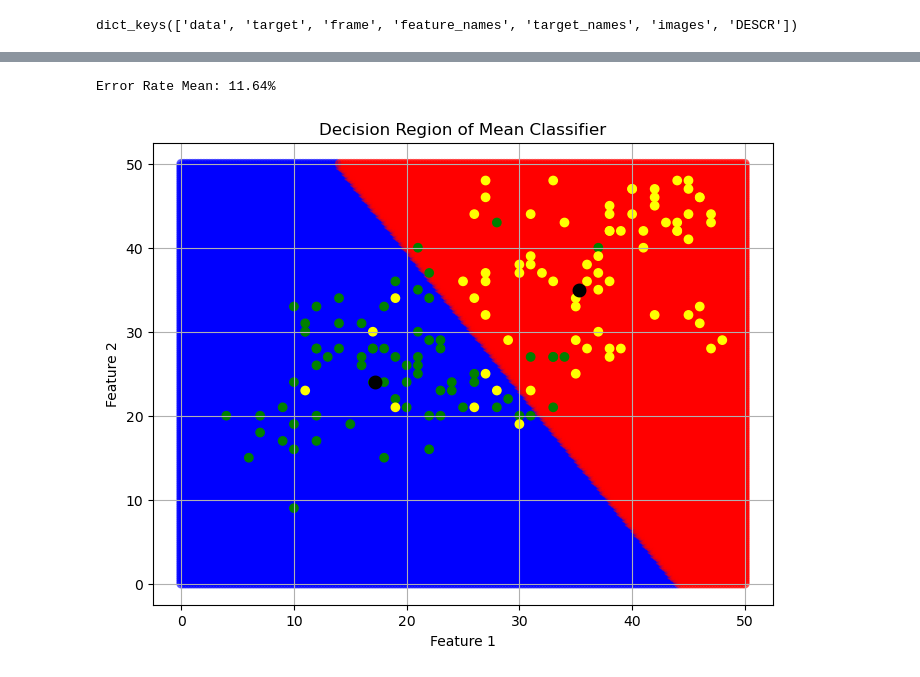
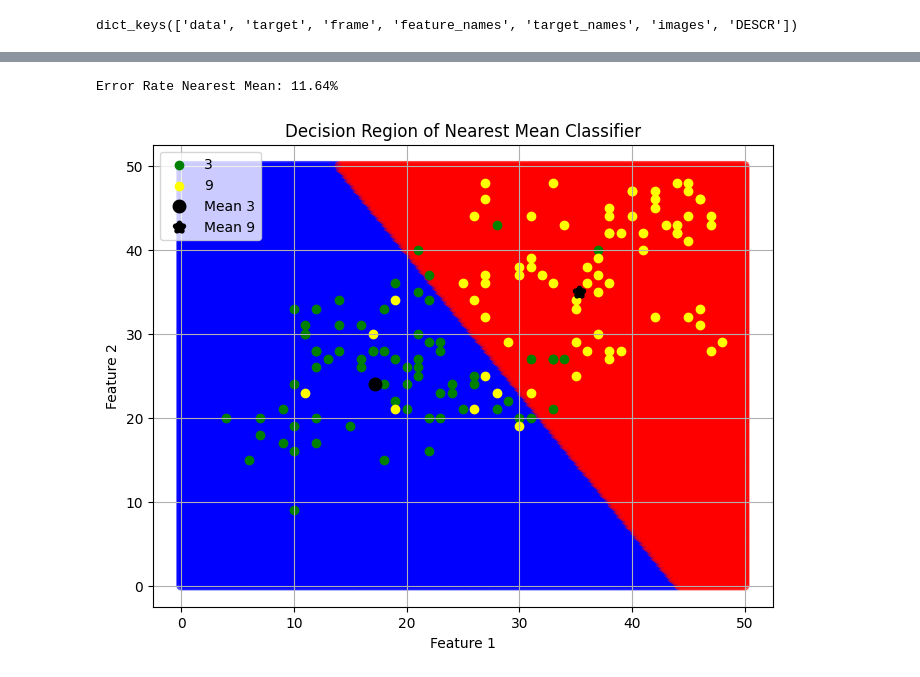
Before and after one commit to Ruben-Hartenstein/machine_learning_essentials, a Jupyter notebook: exercise_1/linear-classifiers.ipynb, the cells around one changed output, grey strips where cells are left out. Cells and saved outputs as stored; diff of their text form; code cells hidden in the pictures.

```diff
--- a/exercise_1/linear-classifiers.ipynb
+++ b/exercise_1/linear-classifiers.ipynb
@@ -36,8 +39,3 @@ filter_indices = np.where(np.isin(target, [3, 9]))
 data = data[filter_indices]
 images = images[filter_indices]
 target = target[filter_indices]
-for i in range(15):
-    plt.subplot(3, 5, i + 1)
-    plt.axis('off')
-    plt.imshow(images[i], cmap=plt.cm.gray_r)
-    plt.title('Training: %i' % target[i])
@@ -56,13 +52,11 @@ def features2d(x):
         features[i, 0] = x[i, 10] + x[i, 18] + x[i, 26]
         features[i, 1] = x[i, 26] + x[i, 27] + x[i, 28]
 
-
-
     return features
 
-all_features = features2d(X_all)
-training_features = features2d(X_train)
-test_features = features2d(X_test)
+features_all = features2d(X_all)
+features_train = features2d(X_train)
+features_test = features2d(X_test)
 # %%
 def plot_points_with_colors(points, labels):
     # Extract x and y coordinates
@@ -91,13 +85,13 @@ plot_points_with_colors(test_features, y_test)
 # %%
-def nearest_mean(training_features, training_labels, test_features):
+def nearest_mean(X_train, y_train, X_test):
 
     #Compute the mean of each class
-    mean_3 = np.mean(training_features[training_labels == 3], axis=0)
-    mean_9 = np.mean(training_features[training_labels == 9], axis=0)
+    mean_3 = np.mean(X_train[y_train == 3], axis=0)
+    mean_9 = np.mean(X_train[y_train == 9], axis=0)
 
     # Compute the Euclidean distance from each test point to the mean of each class
-    distance_3 = np.linalg.norm(test_features - mean_3, axis=1)
-    distance_9 = np.linalg.norm(test_features - mean_9, axis=1)
+    distance_3 = np.linalg.norm(X_test - mean_3, axis=1)
+    distance_9 = np.linalg.norm(X_test - mean_9, axis=1)
 
     # Classify test points based on the minimum distance
     test_labels = np.where(distance_3 < distance_9, -1, 1)
@@ -114,43 +108,45 @@ def calculate_error_rate(predicted_labels, true_labels):
         elif predicted_labels[i] != 1 and true_labels[i] == 9:
             fp += 1
 
-    #print(f"Errors: {fp + fn}/{total_sample} = {(fp + fn) / total_sample:.2f}")
     return (fp + fn) / total_sample
 
-predicted_labels_mean, mean_3, mean_9 = nearest_mean(training_features, y_train, test_features)
+predicted_labels_mean, mean_3, mean_9 = nearest_mean(features_train, y_train, features_test)
 error_rate_mean = calculate_error_rate(predicted_labels_mean, y_test)
-print(f"Error Rate Mean: {error_rate_mean*100:.2f}%")
+print(f"Error Rate Nearest Mean: {error_rate_mean*100:.2f}%")
 # %% [output]
-Error Rate Mean: 11.64%
+Error Rate Nearest Mean: 11.64%
 # %%
 # Create a 200x200 grid
 x_min, x_max = 0, 50
 y_min, y_max = 0, 50
 xx, yy = np.meshgrid(np.linspace(x_min, x_max, 200), np.linspace(y_min, y_max, 200))
 
 grid_values = np.c_[xx.ravel(), yy.ravel()]
 
 distance_3 = np.linalg.norm(grid_values - mean_3, axis=1)
 distance_9 = np.linalg.norm(grid_values - mean_9, axis=1)
 
 # Classify test points based on the minimum distance
 decision_region = np.where(distance_3 < distance_9, -1, 1)
 
 # Extract x and y coordinates from grid_values
 x_coords = grid_values[:, 0]
 y_coords = grid_values[:, 1]
 
 # Create a scatter plot
 plt.figure(figsize=(8, 6))
 plt.scatter(x_coords, y_coords, c=np.where(decision_region == -1, 'blue', 'red'), marker='o', alpha=0.5)
-plt.scatter(test_features[:, 0], test_features[:, 1], c=np.where(y_test == 3, 'green', 'yellow'), marker='o', label='Test Data')
-plt.scatter([mean_3[0], mean_9[0]], [mean_3[1], mean_9[1]], c='black', marker='o', label='Means', linewidth=4)
+plt.scatter(features_test[y_test == 3, 0], features_test[y_test == 3, 1], c='green', marker='o', label='3')
+plt.scatter(features_test[y_test == 9, 0], features_test[y_test == 9, 1], c='yellow', marker='o', label='9')
+plt.scatter(mean_3[0], mean_3[1], c='black', marker='o', label='Mean 3', linewidth=4)
+plt.scatter(mean_9[0], mean_9[1], c='black', marker='*', label='Mean 9', linewidth=4)
 
 plt.xlabel('Feature 1')
 plt.ylabel('Feature 2')
-plt.title('Decision Region of Mean Classifier')
+plt.title('Decision Region of Nearest Mean Classifier')
+plt.legend()
 plt.grid(True)
 plt.show()
 # %% [output]
-[figure, old version]
+[figure, new version]
 # %%
```
Also changed, not shown: parts of 15 cells of this notebook, 3 other files.
